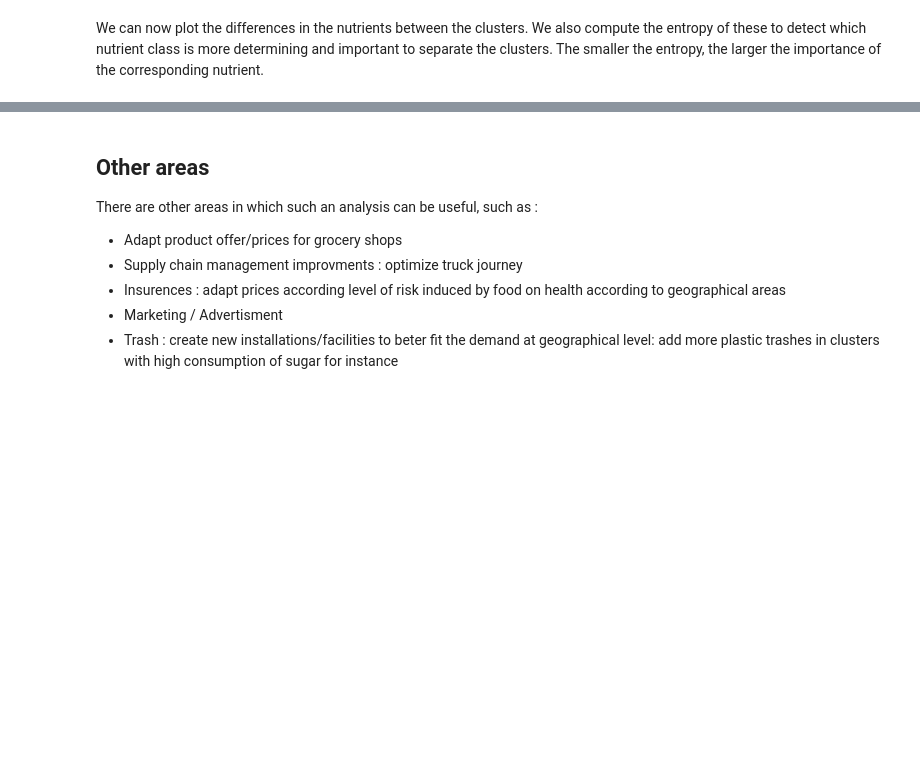
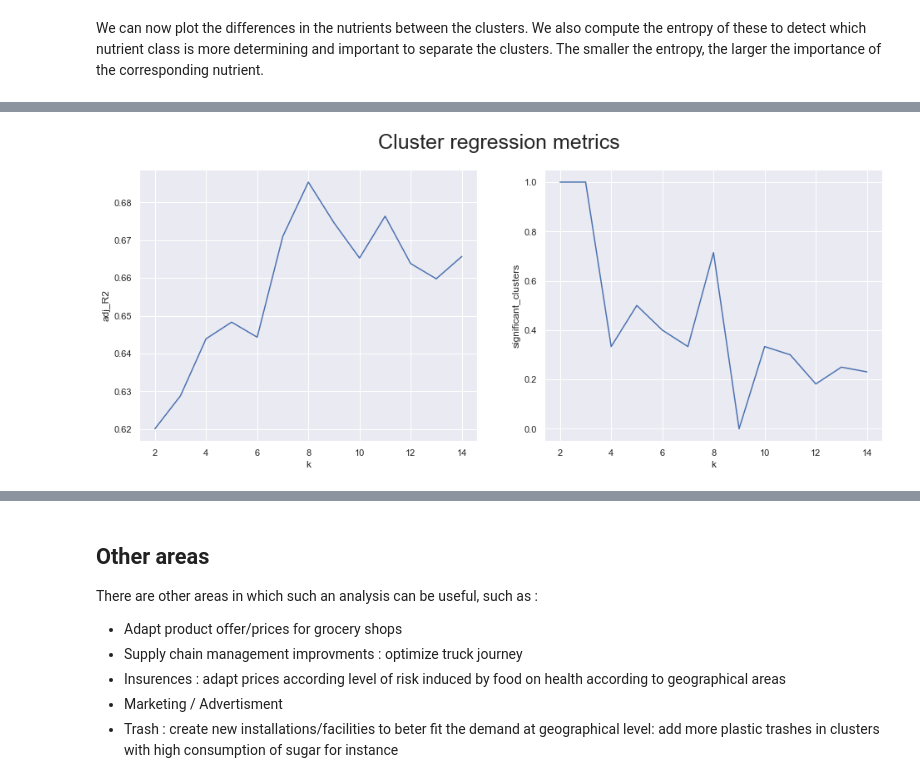
Before and after one commit to epfl-ada/ada-2020-project-milestone-p3-p3_pleutre, a Jupyter notebook: Merged.ipynb, the cells around one changed output, grey strips where cells are left out. Saved outputs shown, nothing was run; the diff lists cells and outputs as text; code cells hidden in the pictures; blank space fills up the shorter version.

Commit message:
add diabetes analysis + comments

```diff
--- a/Merged.ipynb
+++ b/Merged.ipynb
@@ -910,5 +908,5 @@ In this section, we will do a replication of the obesity regression model defini
 # %%
-grocery  = pd.read_csv(data_path + 'year_osward_grocery.csv' , index_col='area_id',
+osward   = pd.read_csv(data_path + 'year_osward_grocery.csv' , index_col='area_id',
             usecols=['area_id','energy_carb','h_nutrients_calories','avg_age',
                      'female','num_transactions','people_per_sq_km'])\
             .rename(columns={'h_nutrients_calories':'entropy',
@@ -933,16 +947,8 @@ for k in range(2, 9):
 import statsmodels.api as sm
 import statsmodels.formula.api as smf
 
-df = cluster.join(diabetes)
-for k in range(2, 9):
-    mod = smf.ols(
-        formula='diabetes ~ energy_carb + entropy + avg_age + female + transactions + density + C(k{k})'\
-            .format(k=k),
-        data=df)
-    res = mod.fit()
-    print(res.summary())
-    print("***********************************************************************")
-    print(sum(res.pvalues.iloc[1:k] < 0.05))
-    print("***********************************************************************")
-    print("***********************************************************************")
+mod = smf.ols(formula='diabetes ~ energy_carb + entropy + avg_age + female + transactions + density',
+              data=diabetes_regression)
+res = mod.fit()
+print(res.summary())
 # %% [output]
@@ -952,0 +989,14 @@ WARNING:tornado.access:403 GET /ws (::1) 1.11ms
+# %%
+cluster_regression_metrics = pd.DataFrame(
+    index=list(k_range),
+    columns=['adj_R2','significant_clusters'],
+    dtype=np.float64)
+for k in k_range:
+    mod = smf.ols(
+        formula='diabetes ~ energy_carb + entropy + avg_age + female + transactions + density + C(cluster_{k})'\
+            .format(k=k),
+        data=diabetes_regression)
+    res = mod.fit()
+    print(res.summary())
+    cluster_regression_metrics.loc[k,'adj_R2'] = res.rsquared_adj
+    cluster_regression_metrics.loc[k,'significant_clusters'] = np.mean(res.pvalues.iloc[1:k] < 0.05)
@@ -952,0 +1038,11 @@ WARNING:tornado.access:403 GET /ws (::1) 1.11ms
+# %%
+cluster_regression_metrics['k'] = cluster_regression_metrics.index
+fig, ax = plt.subplots(1,2, figsize=(16,6))
+plt.subplot(1,2,1)
+sns.lineplot(x="k", y="adj_R2",data=cluster_regression_metrics)
+plt.subplot(1,2,2)
+sns.lineplot(x="k", y="significant_clusters",data=cluster_regression_metrics)
+fig.suptitle("Cluster regression metrics", fontsize=25)
+plt.show()
+# %% [output]
+[figure, added]
```
Also changed, not shown: parts of 20 cells of this notebook.
